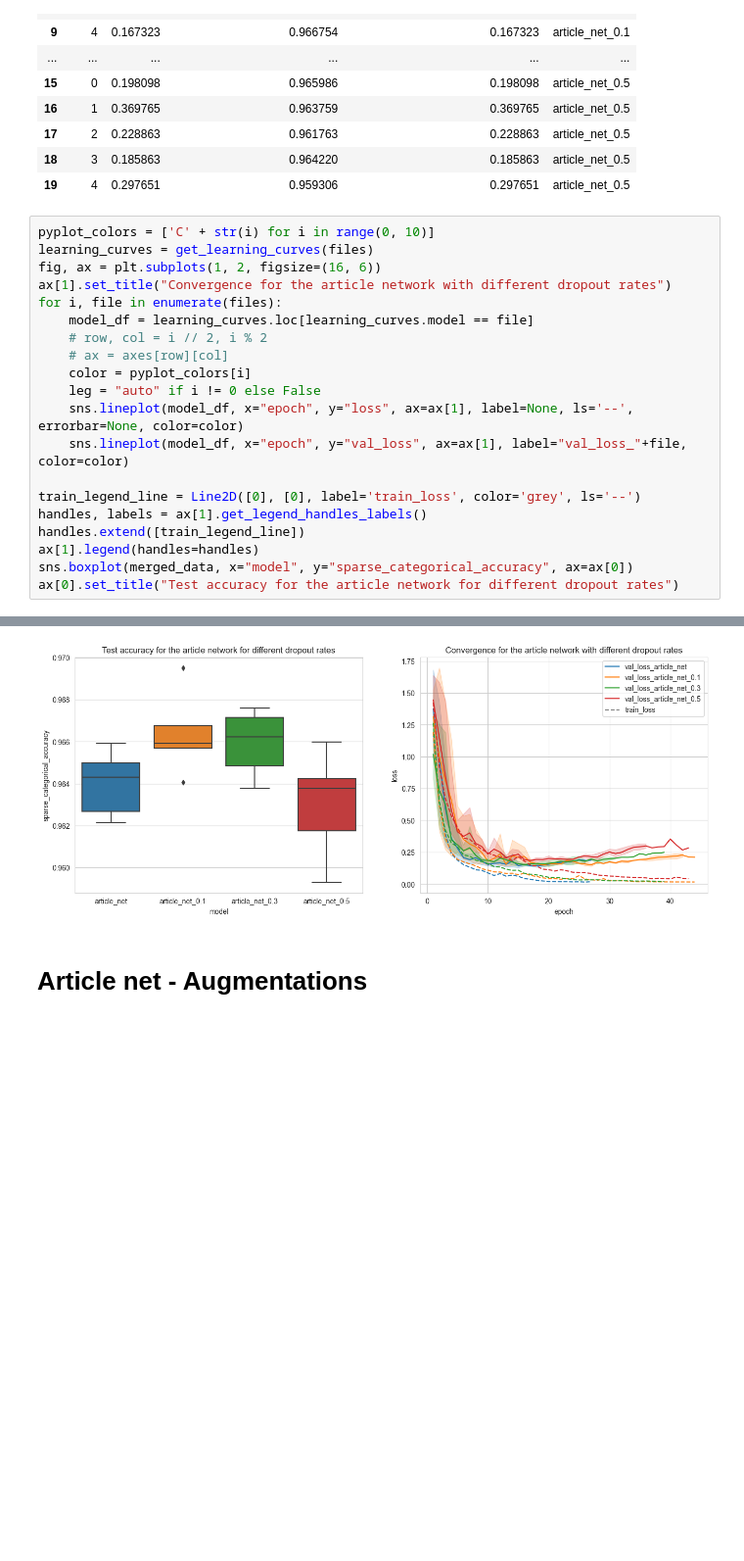
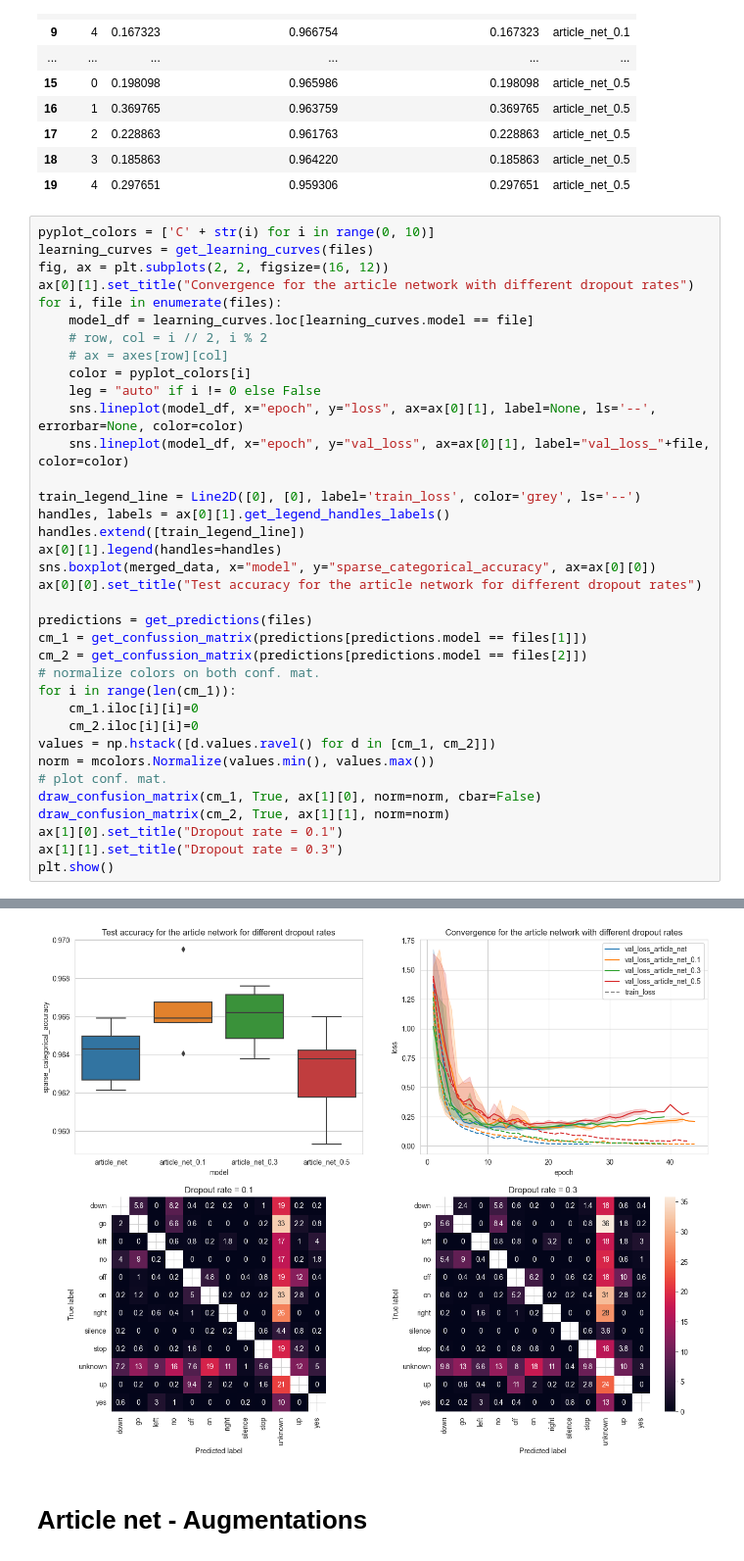
Before and after one commit to SawickiBartosz/DeepLearning2023, a Jupyter notebook: Project2_LSTM/visualize results.ipynb, the cells around one changed output, grey strips where cells are left out. Shown at 98% size. Drawn from its saved outputs; the diff is of its cells as text; blank space fills up the shorter version.

Commit message:
fix confusion matrix

```diff
--- a/Project2_LSTM/visualize results.ipynb
+++ b/Project2_LSTM/visualize results.ipynb
@@ -429,21 +429,37 @@ merged_data
 # %%
 pyplot_colors = ['C' + str(i) for i in range(0, 10)]
 learning_curves = get_learning_curves(files)
-fig, ax = plt.subplots(1, 2, figsize=(16, 6))
-ax[1].set_title("Convergence for the article network with different dropout rates")
+fig, ax = plt.subplots(2, 2, figsize=(16, 12))
+ax[0][1].set_title("Convergence for the article network with different dropout rates")
 for i, file in enumerate(files):
     model_df = learning_curves.loc[learning_curves.model == file]
     # row, col = i // 2, i % 2
     # ax = axes[row][col]
     color = pyplot_colors[i]
     leg = "auto" if i != 0 else False
-    sns.lineplot(model_df, x="epoch", y="loss", ax=ax[1], label=None, ls='--', errorbar=None, color=color)
-    sns.lineplot(model_df, x="epoch", y="val_loss", ax=ax[1], label="val_loss_"+file, color=color)
+    sns.lineplot(model_df, x="epoch", y="loss", ax=ax[0][1], label=None, ls='--', errorbar=None, color=color)
+    sns.lineplot(model_df, x="epoch", y="val_loss", ax=ax[0][1], label="val_loss_"+file, color=color)
 
 train_legend_line = Line2D([0], [0], label='train_loss', color='grey', ls='--')
-handles, labels = ax[1].get_legend_handles_labels()
+handles, labels = ax[0][1].get_legend_handles_labels()
 handles.extend([train_legend_line])
-ax[1].legend(handles=handles)
-sns.boxplot(merged_data, x="model", y="sparse_categorical_accuracy", ax=ax[0])
-ax[0].set_title("Test accuracy for the article network for different dropout rates")
+ax[0][1].legend(handles=handles)
+sns.boxplot(merged_data, x="model", y="sparse_categorical_accuracy", ax=ax[0][0])
+ax[0][0].set_title("Test accuracy for the article network for different dropout rates")
+
+predictions = get_predictions(files)
+cm_1 = get_confussion_matrix(predictions[predictions.model == files[1]])
+cm_2 = get_confussion_matrix(predictions[predictions.model == files[2]])
+# normalize colors on both conf. mat.
+for i in range(len(cm_1)):
+    cm_1.iloc[i][i]=0
+    cm_2.iloc[i][i]=0
+values = np.hstack([d.values.ravel() for d in [cm_1, cm_2]])
+norm = mcolors.Normalize(values.min(), values.max())
+# plot conf. mat.
+draw_confusion_matrix(cm_1, True, ax[1][0], norm=norm, cbar=False)
+draw_confusion_matrix(cm_2, True, ax[1][1], norm=norm)
+ax[1][0].set_title("Dropout rate = 0.1")
+ax[1][1].set_title("Dropout rate = 0.3")
+plt.show()
 # %% [output]
@@ -451,4 +466,4 @@ Text(0.5, 1.0, 'Test accuracy for the article network for different dropout rate
-[figure, old version]
+[figure, new version]
 # %% [markdown]
 # Article net - Augmentations
 # %%
```
Also changed, not shown: parts of 6 cells of this notebook, 3 other files.
